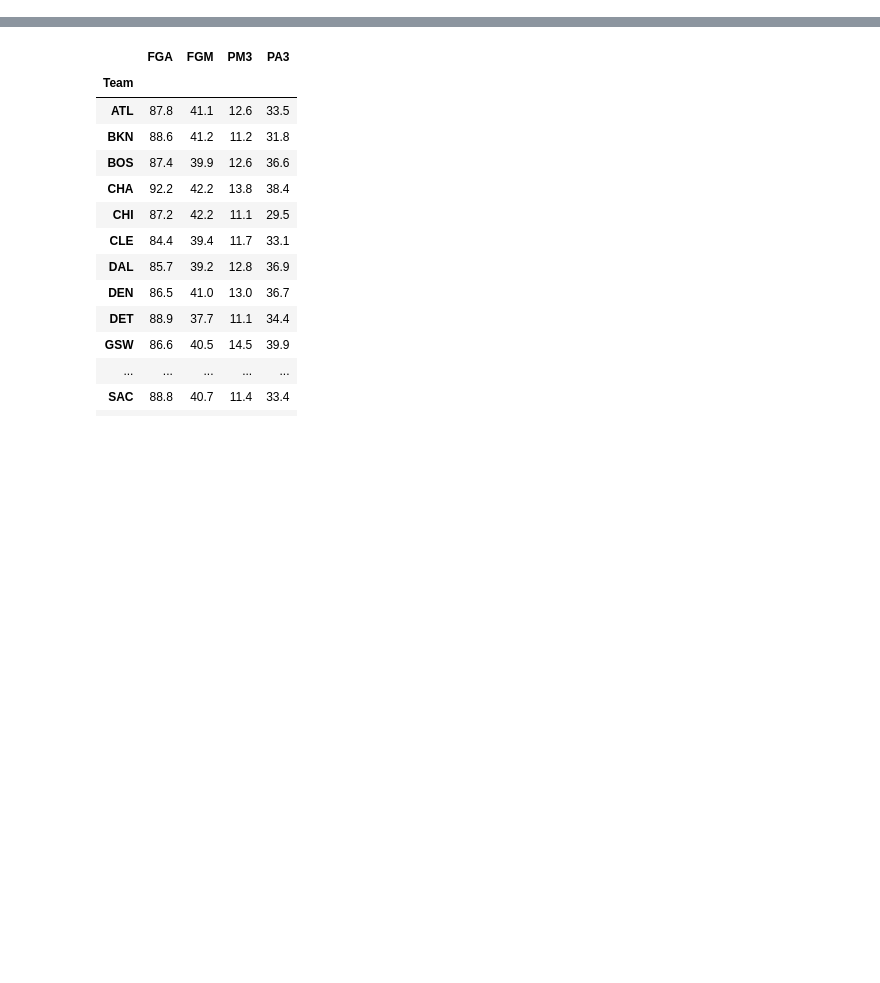
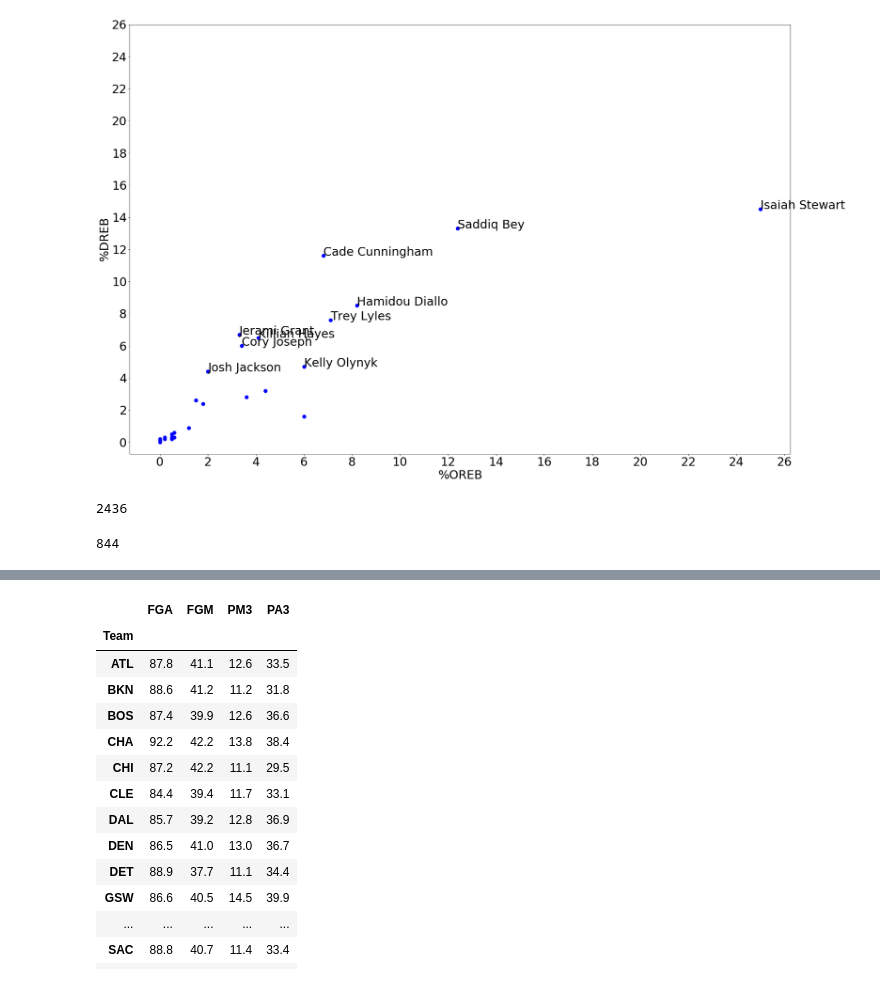
Before and after one commit to Blunt10K/NBA, a Jupyter notebook: notebooks/Pistons_analysis.ipynb, the cells around one changed output, grey strips where cells are left out. Cells and saved outputs as stored; diff of their text form; code cells hidden in the pictures; blank space fills up the shorter version.

```diff
--- a/notebooks/Pistons_analysis.ipynb
+++ b/notebooks/Pistons_analysis.ipynb
@@ -116,0 +147,24 @@ det
+# %%
+det.plot(kind='scatter',x='%OREB',y='%DREB',figsize=(30,20),c='blue',s=80,xticks=range(0,27,2),yticks=range(0,27,2))
+# plt.plot(x=list(range(0,27,2)),y=list(range(0,27,2)))
+a = 0
+f = list(det.columns).index('%OREB')
+h = list(det.columns).index('%DREB')
+name = list(det.columns).index('Name')
+for i in det.sort_values('%DREB',ascending=False).iterrows():
+    if(a<10):
+        plt.text(i[1][f],i[1][h],i[1][name])
+    else:
+        break
+    a+=1
+plt.show()
+# %% [output]
+[figure, added]
+# %%
+det['DREB'].sum()
+# %% [output]
+2436
+# %%
+det['OREB'].sum()
+# %% [output]
+844
```
Also changed, not shown: parts of 29 cells of this notebook, 3 other files.
